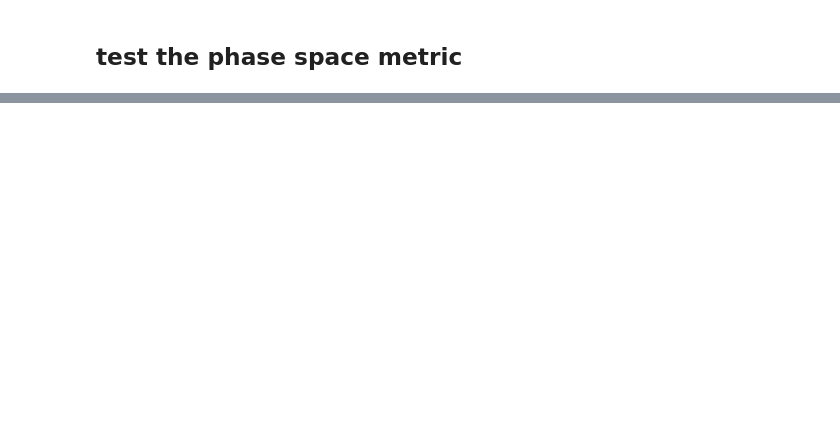
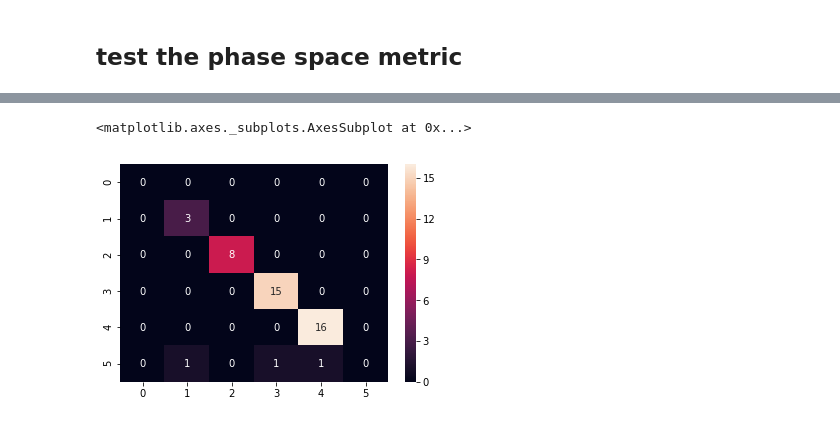
Before and after one commit to xiaolng/weekly_report, a Jupyter notebook: source/phspaceMetric.ipynb, the cells around one changed output, grey strips where cells are left out. Drawn from its saved outputs; the diff is of its cells as text; code cells hidden in the pictures; blank space fills up the shorter version.

```diff
--- a/source/phspaceMetric.ipynb
+++ b/source/phspaceMetric.ipynb
@@ -57,0 +199,15 @@ group.runAll()
+# %%
+# run the metric
+
+metric = filterStyleMetric(colname=['observationStartMJD', 'filter', 'fiveSigmaDepth'], fltpair=['y','i'], dataout=True)
+
+# ra,dec of ipix
+ra = np.array([255.9375])
+dec = np.array([0.0])
+slicer = slicers.UserPointsSlicer(ra, dec)
+
+sqlconstraint = 'night<600 and proposalId=3'
+metricSky = metricBundles.MetricBundle(metric,slicer,sqlconstraint)
+
+group = metricBundles.MetricBundleGroup({'metricSky':metricSky}, opsdb_baseline, outDir=outDir, resultsDb=resultsDb)
+group.runAll()
@@ -57,0 +223,6 @@ group.runAll()
+# %%
+fmatric = metricSky.metricValues[0]
+sn.heatmap(fmatric, annot=True)
+# %% [output]
+<matplotlib.axes._subplots.AxesSubplot at 0x...>
+[figure, added]
```
Also changed, not shown: parts of 22 cells of this notebook.
